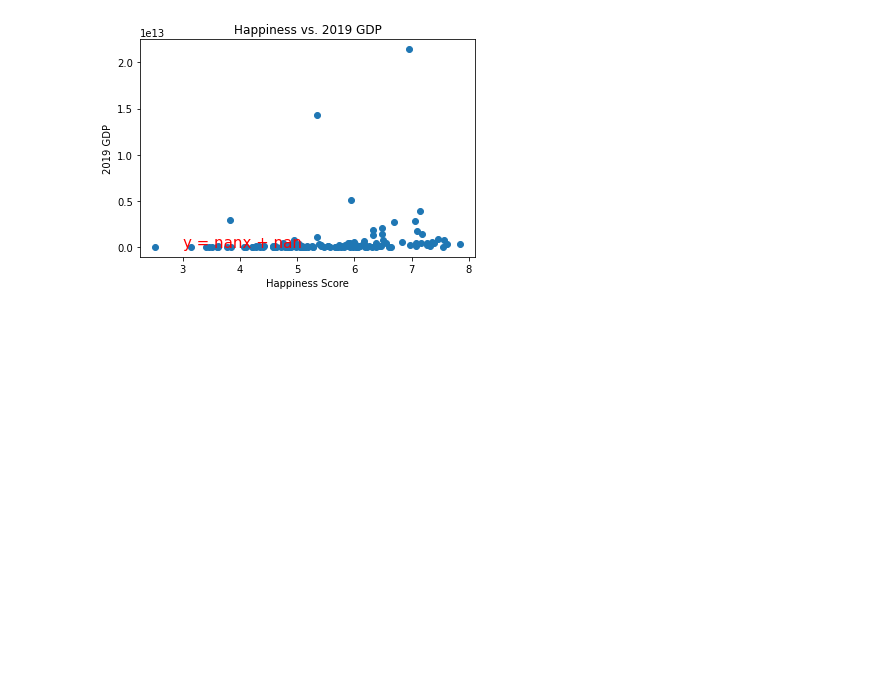
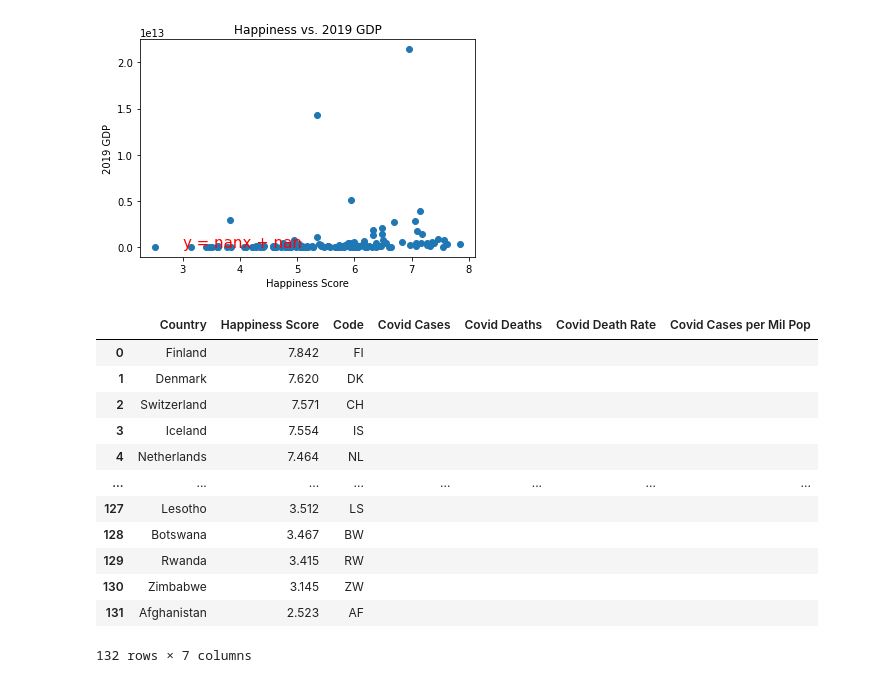
Before and after one commit to jfaccioli/happiness-project, a Jupyter notebook: Happiness_Project.ipynb, the cells around one changed output. Saved outputs shown, nothing was run; the diff lists cells and outputs as text; code cells hidden in the pictures; blank space fills up the shorter version.

Commit message:
Addition of COVID datapoints

```diff
--- a/Happiness_Project.ipynb
+++ b/Happiness_Project.ipynb
@@ -397,3 +396,32 @@ plt.show()
 # %% [output]
 The r-value is nan
 [figure]
+# %%
+# Create a test dataframe with just country and happiness score
+country_list = happiness_df[["Country", "Happiness Score"]]
+
+# Load country_codes.csv and merge with test_df (adds each countries 2-letter country code as a column)
+codes = pd.read_csv("Data/country_codes.csv").rename(columns={"Country_Name":"Country", "code":"Code"})
+test_df = pd.merge(country_list, codes, on="Country")
+
+# Add the covid data columns
+test_df["Covid Cases"] = ""
+test_df["Covid Deaths"] = ""
+test_df["Covid Death Rate"] = ""
+test_df["Covid Cases per Mil Pop"] = ""
+
+test_df
+# %% [output]
+|  | Country | Happiness Score | Code | Covid Cases | Covid Deaths | Covid Death Rate | Covid Cases per Mil Pop |
+| 0 | Finland | 7.842 | FI |  |  |  |  |
+| 1 | Denmark | 7.620 | DK |  |  |  |  |
+| 2 | Switzerland | 7.571 | CH |  |  |  |  |
+| 3 | Iceland | 7.554 | IS |  |  |  |  |
+| 4 | Netherlands | 7.464 | NL |  |  |  |  |
+| ... | ... | ... | ... | ... | ... | ... | ... |
+| 127 | Lesotho | 3.512 | LS |  |  |  |  |
+| 128 | Botswana | 3.467 | BW |  |  |  |  |
+| 129 | Rwanda | 3.415 | RW |  |  |  |  |
+| 130 | Zimbabwe | 3.145 | ZW |  |  |  |  |
+| 131 | Afghanistan | 2.523 | AF |  |  |  |  |
+132 rows × 7 columns
```
Also changed, not shown: parts of 5 cells of this notebook, 1 other file.
